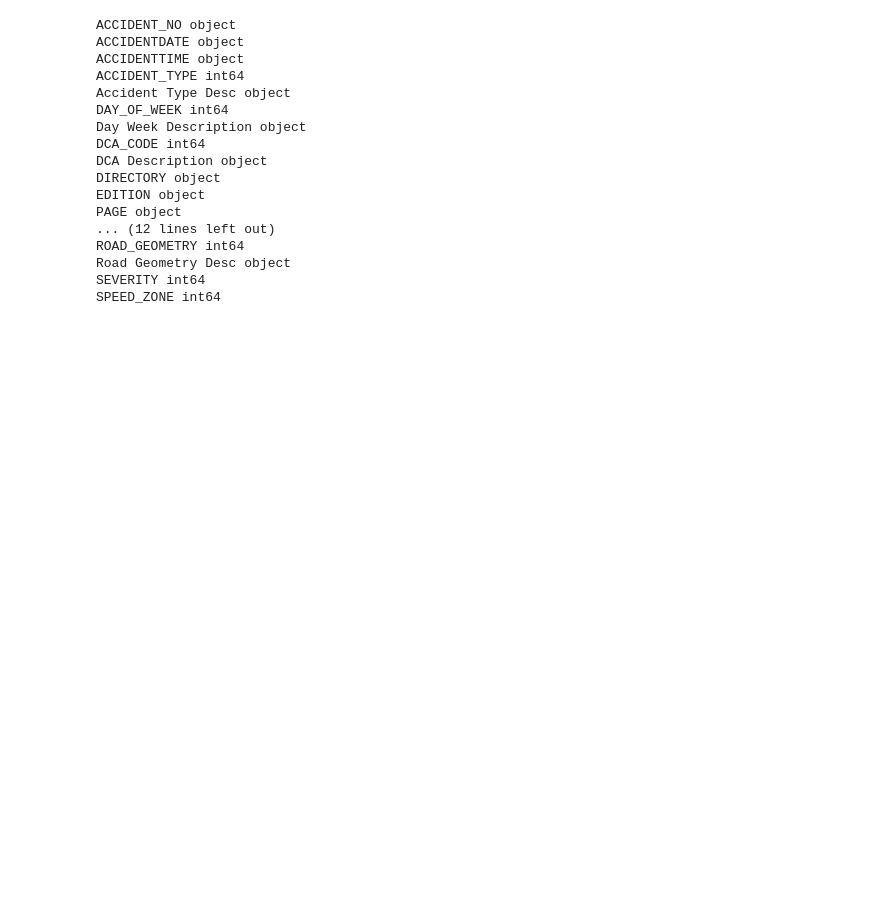
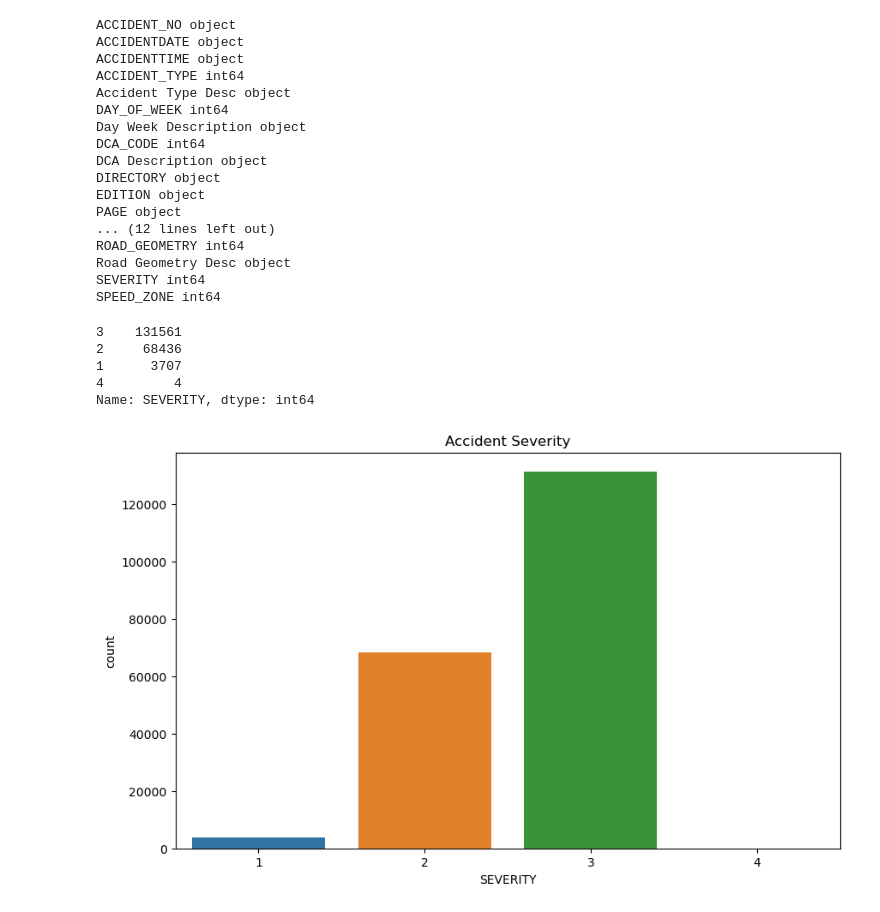
Before and after one commit to EwokOwie/vic_crashes, a Jupyter notebook: vic_crashes.ipynb, the cells around one changed output. Cells and saved outputs as stored; diff of their text form; code cells hidden in the pictures; blank space fills up the shorter version.

```diff
--- a/vic_crashes.ipynb
+++ b/vic_crashes.ipynb
@@ -93,3 +97,21 @@ ROAD_GEOMETRY int64
 Road Geometry Desc object
 SEVERITY int64
 SPEED_ZONE int64
+# %%
+df['SEVERITY'].value_counts()
+# %% [output]
+3    131561
+2     68436
+1      3707
+4         4
+Name: SEVERITY, dtype: int64
+# %%
+def plot_col(col, title):
+    plt.figure(figsize=(10,6))
+    sns.countplot(x=col, data=df)
+    plt.title(title)
+    plt.show()
+
+plot_col('SEVERITY', 'Accident Severity')
+# %% [output]
+[figure, added]
```
Also changed, not shown: parts of 33 cells of this notebook.
